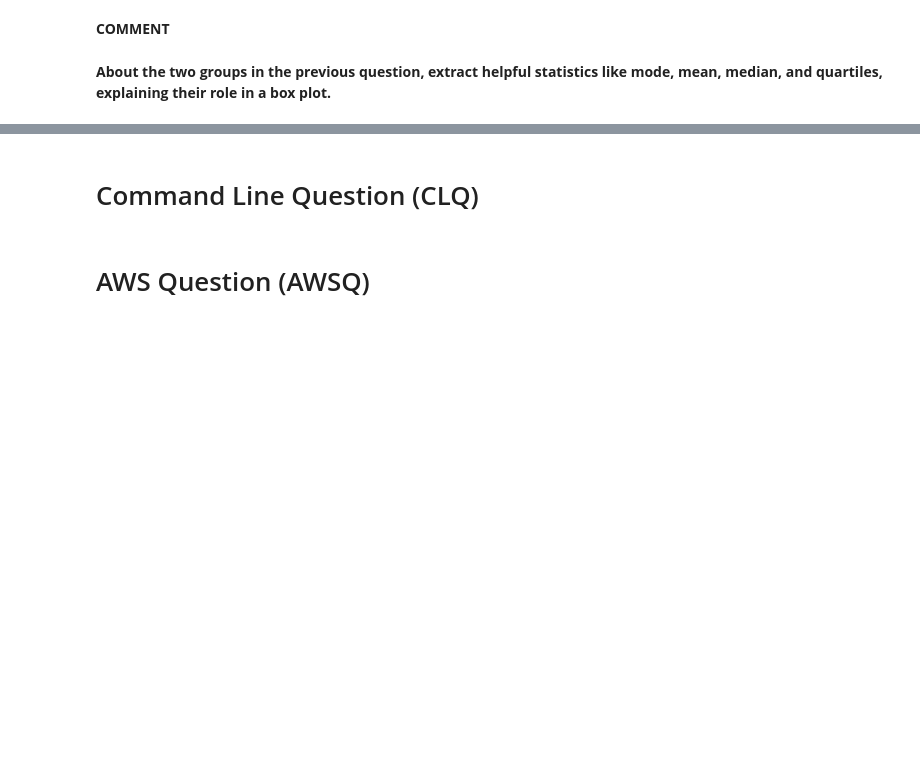
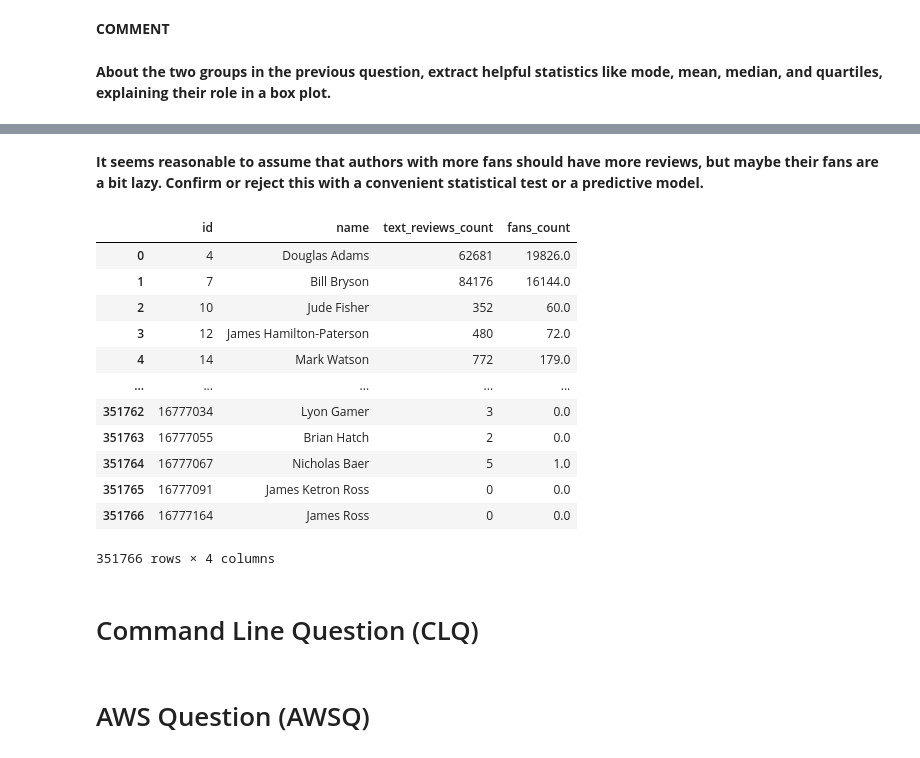
Before and after one commit to Antomei23/ADM-HW2, a Jupyter notebook: mainGroup2.ipynb, the cells around one changed output, grey strips where cells are left out. Drawn from its saved outputs; the diff is of its cells as text; code cells hidden in the pictures; blank space fills up the shorter version.

```diff
--- a/mainGroup2.ipynb
+++ b/mainGroup2.ipynb
@@ -879,3 +895,22 @@ A box plot is a method for graphically depicting groups of numerical data throug
+# %% [markdown]
+**It seems reasonable to assume that authors with more fans should have more reviews, but maybe their fans are a bit lazy. Confirm or reject this with a convenient statistical test or a predictive model.**
+# %%
+df_a.loc[:,['id','name','text_reviews_count','fans_count']]
+# hypothisis: the fans_count is usually grater to the text_reviews_count for each author.
+# %% [output]
+|  | id | name | text_reviews_count | fans_count |
+| 0 | 4 | Douglas Adams | 62681 | 19826.0 |
+| 1 | 7 | Bill Bryson | 84176 | 16144.0 |
+| 2 | 10 | Jude Fisher | 352 | 60.0 |
+| 3 | 12 | James Hamilton-Paterson | 480 | 72.0 |
+| 4 | 14 | Mark Watson | 772 | 179.0 |
+| ... | ... | ... | ... | ... |
+| 351762 | 16777034 | Lyon Gamer | 3 | 0.0 |
+| 351763 | 16777055 | Brian Hatch | 2 | 0.0 |
+| 351764 | 16777067 | Nicholas Baer | 5 | 1.0 |
+| 351765 | 16777091 | James Ketron Ross | 0 | 0.0 |
+| 351766 | 16777164 | James Ross | 0 | 0.0 |
+351766 rows × 4 columns
 # %% [markdown]
 # Command Line Question (CLQ)
 # %% [markdown]
```
Also changed, not shown: parts of 7 cells of this notebook.
